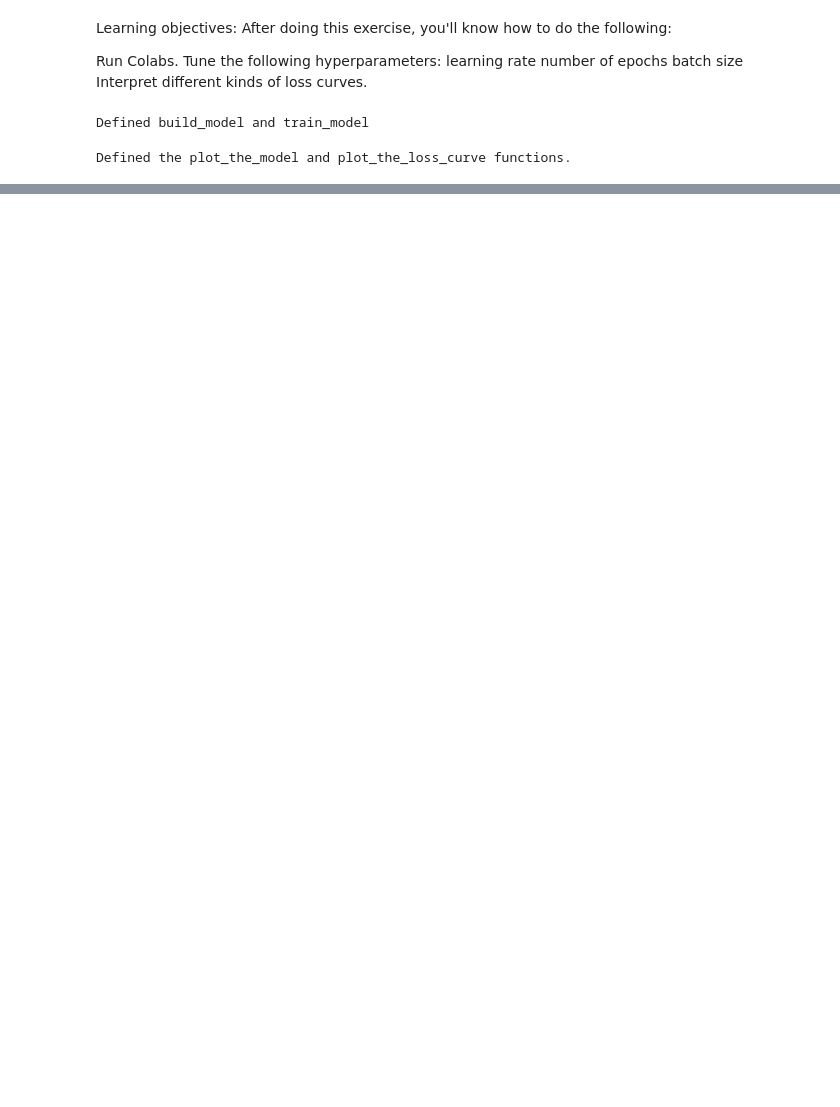
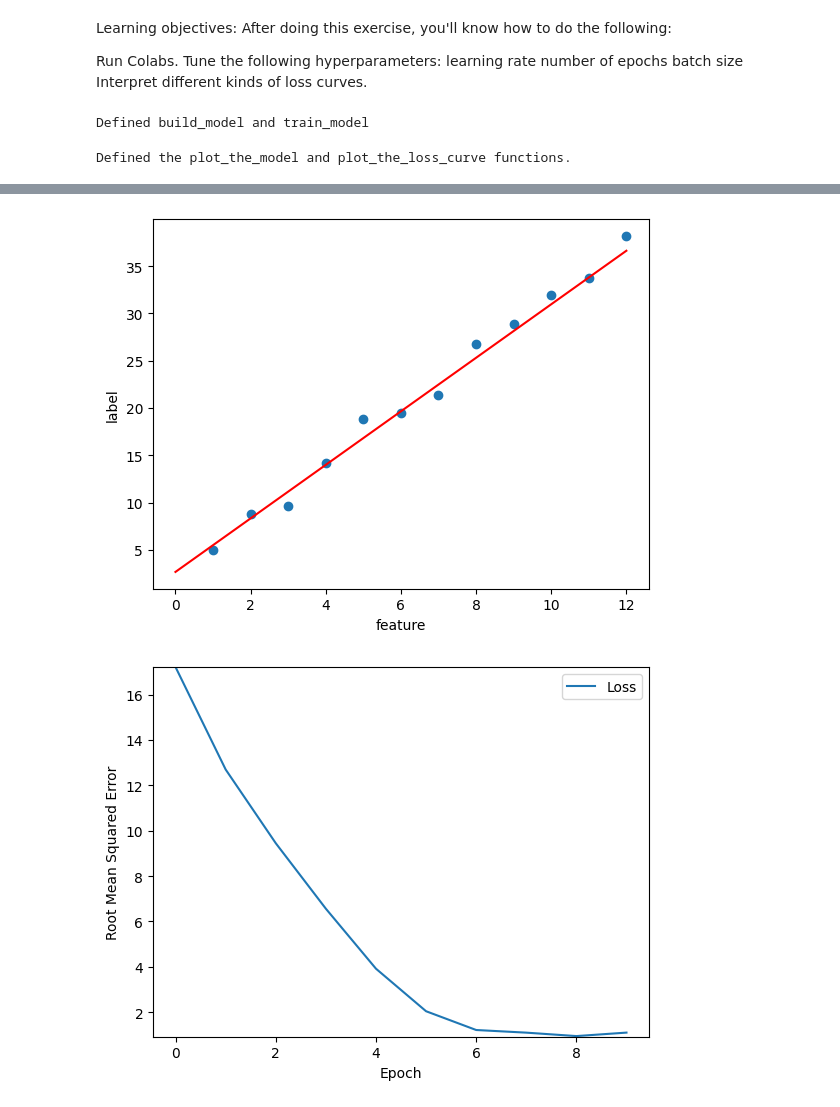
Before and after one commit to Sumitkumar09876/AI-ML, a Jupyter notebook: AI&ML_Code/Linear Regression with Synthetic Data.ipynb, the cells around one changed output, grey strips where cells are left out. Saved outputs shown, nothing was run; the diff lists cells and outputs as text; code cells hidden in the pictures; blank space fills up the shorter version.

```diff
--- a/AI&ML_Code/Linear Regression with Synthetic Data.ipynb
+++ b/AI&ML_Code/Linear Regression with Synthetic Data.ipynb
@@ -152,0 +250,11 @@ Epoch 10/10
+# %%
+learning_rate=0.05
+epochs=10
+my_batch_size=1
+my_model=build_model(learning_rate)
+trained_weight, trained_bias, epochs, rmse = train_model(my_model, my_feature,
+                                                         my_label, epochs,
+                                                         my_batch_size)
+plot_the_model(trained_weight,trained_bias,my_feature,my_label)
+plot_the_loss_curve(epochs,rmse)
+# %% [output]
@@ -152,0 +281,2 @@ Epoch 10/10
+[figure, added]
+[figure, added]
```
Also changed, not shown: parts of 10 cells of this notebook.
